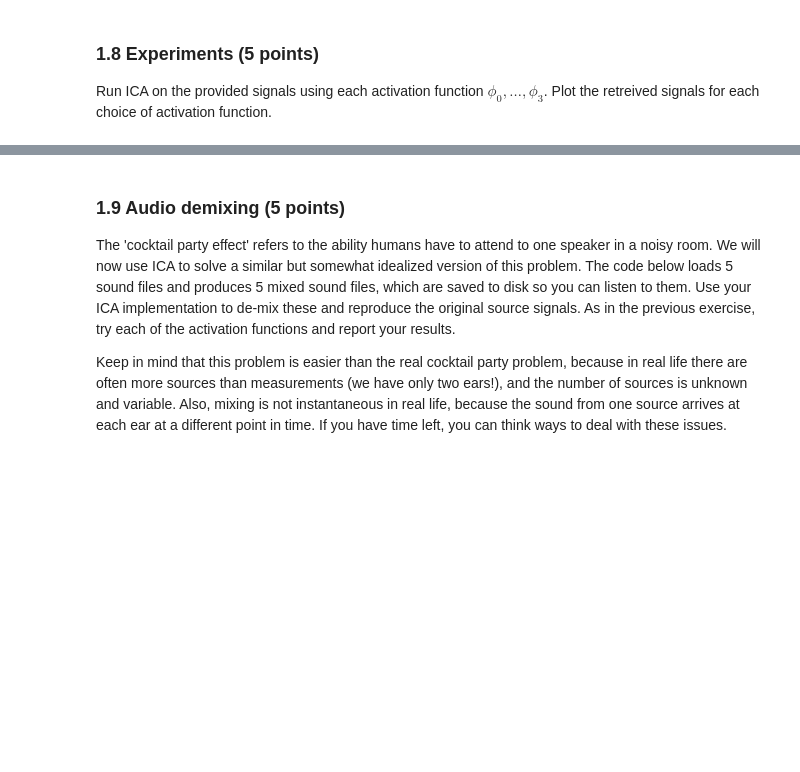
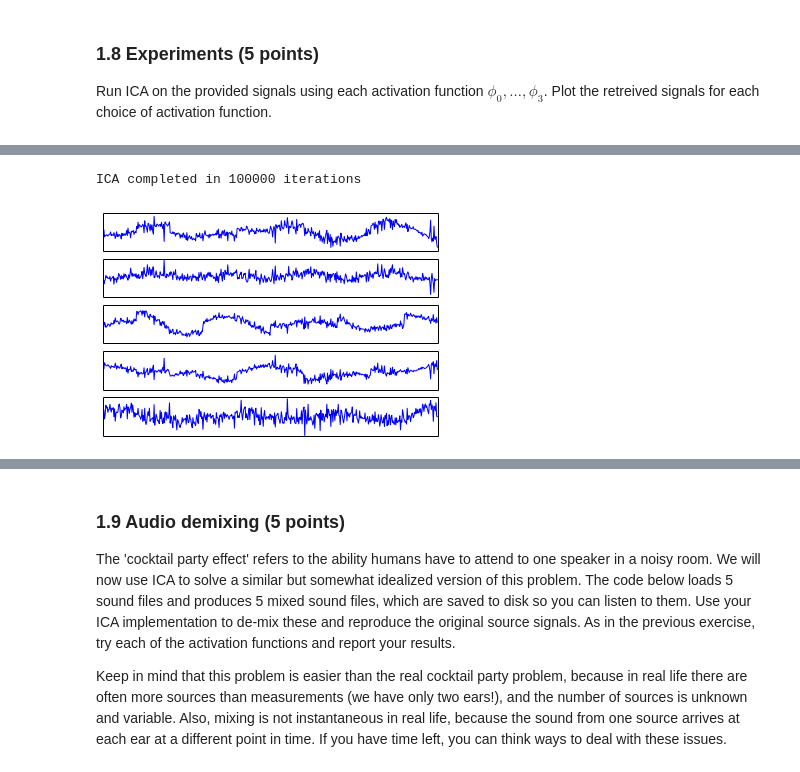
Before and after one commit to Vasileios-Charatsidis/machine-learning-2, a Jupyter notebook: lab1/lab1.ipynb, the cells around one changed output, grey strips where cells are left out. Cells and saved outputs as stored; diff of their text form; code cells hidden in the pictures; blank space fills up the shorter version.

```diff
--- a/lab1/lab1.ipynb
+++ b/lab1/lab1.ipynb
@@ -297,7 +359,10 @@ plot_signals(X_whiten)
 # %%
 # Test activation function phi0
-W = ICA(X_whiten, activations[0]['activation'], learning_rate=1e-7)
+W = ICA(X_whiten, activations[0]['activation'], learning_rate=1e-3)
 S_n = dot(W, X_whiten)
 plot_signals(S_n)
+# %% [output]
+ICA completed in 100000 iterations
+[figure, added]
 # %%
 # Test activation function phi1
```
Also changed, not shown: parts of 35 cells of this notebook.
